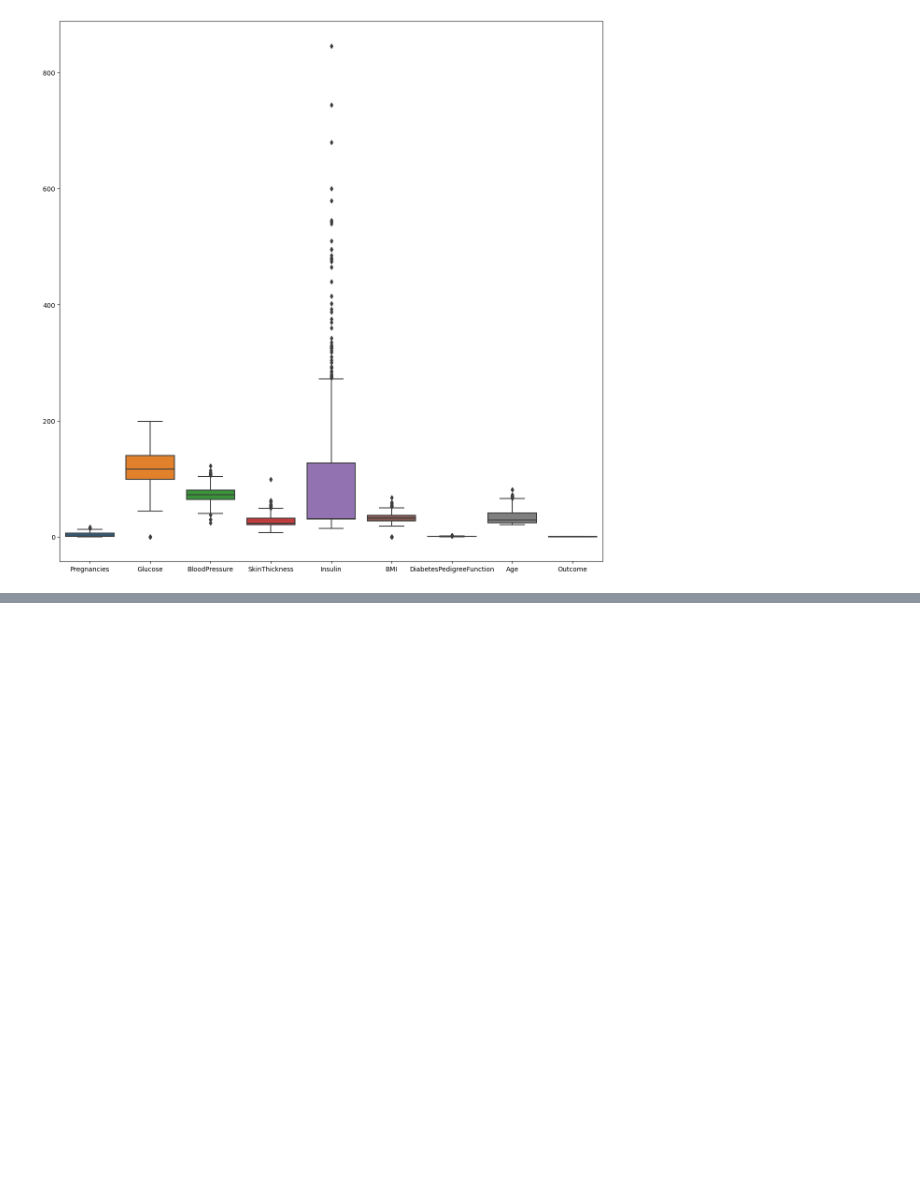
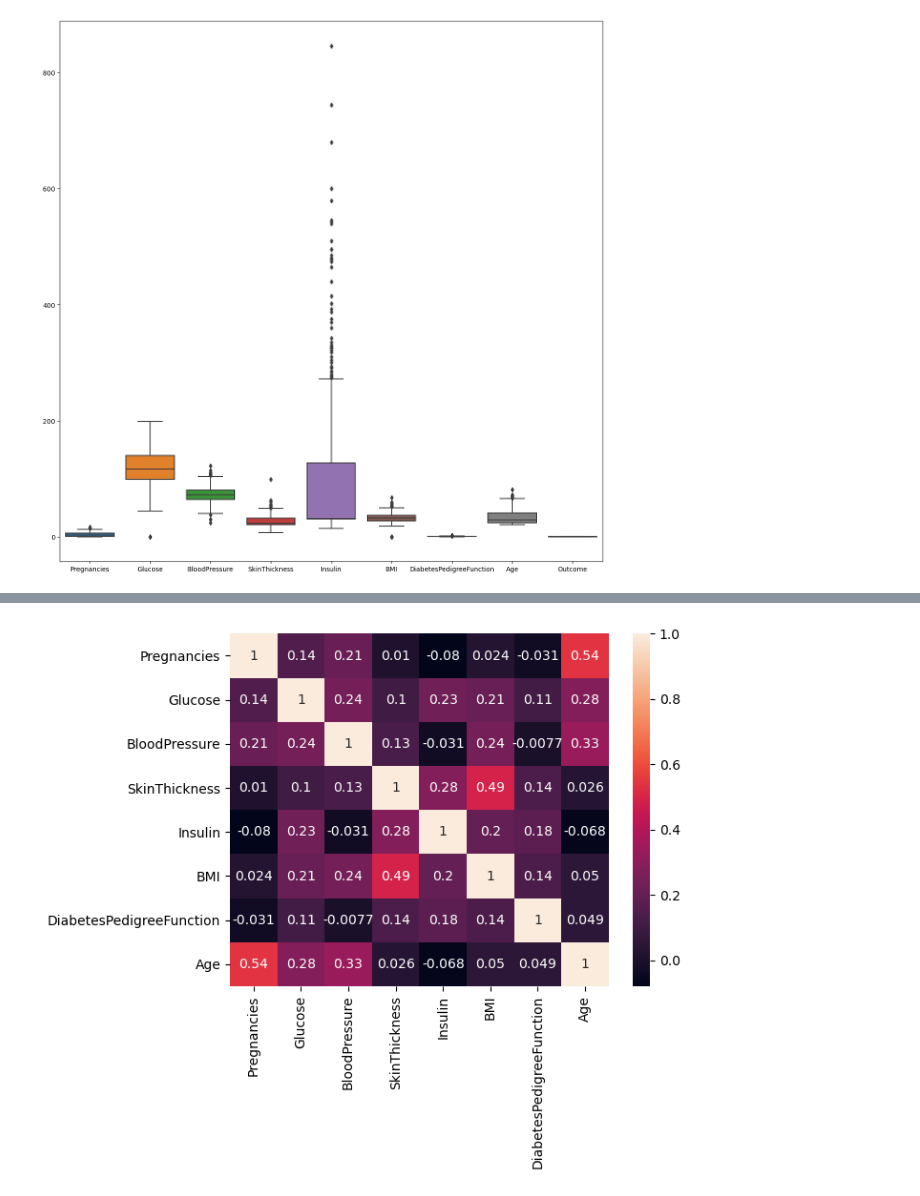
Before and after one commit to saxenayashk/Diabetes_EDA, a Jupyter notebook: Diabetes_EDA.ipynb, the cells around one changed output, grey strips where cells are left out. Drawn from its saved outputs; the diff is of its cells as text; code cells hidden in the pictures; blank space fills up the shorter version.

```diff
--- a/Diabetes_EDA.ipynb
+++ b/Diabetes_EDA.ipynb
@@ -188,0 +204,4 @@ plt.savefig('boxPlot.png')
+# %%
+#Split the features and the target column
+x=newData.drop(columns='Outcome')
+y=newData['Outcome']
@@ -188,0 +229,7 @@ plt.savefig('boxPlot.png')
+# %%
+#Plotting heatmap of the Correlation
+sns.heatmap(x.corr(),annot=True)
+plt.savefig('Correlation-Heatmap.png')
+plt.show()
+# %% [output]
+[figure, added]
```
Also changed, not shown: parts of 7 cells of this notebook, 2 other files.
